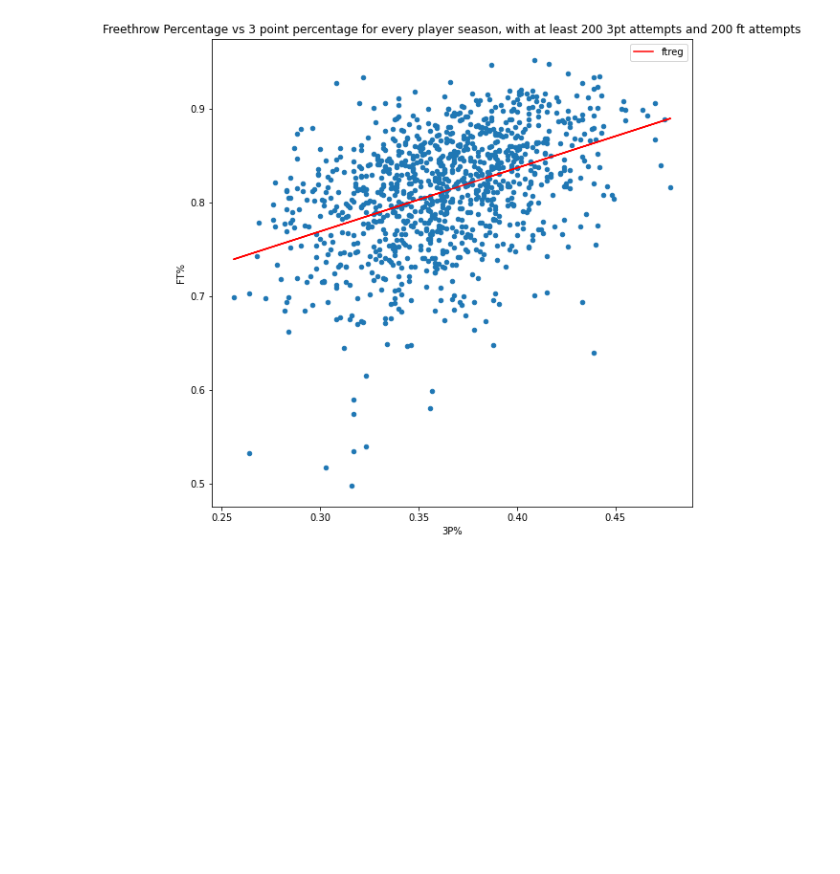
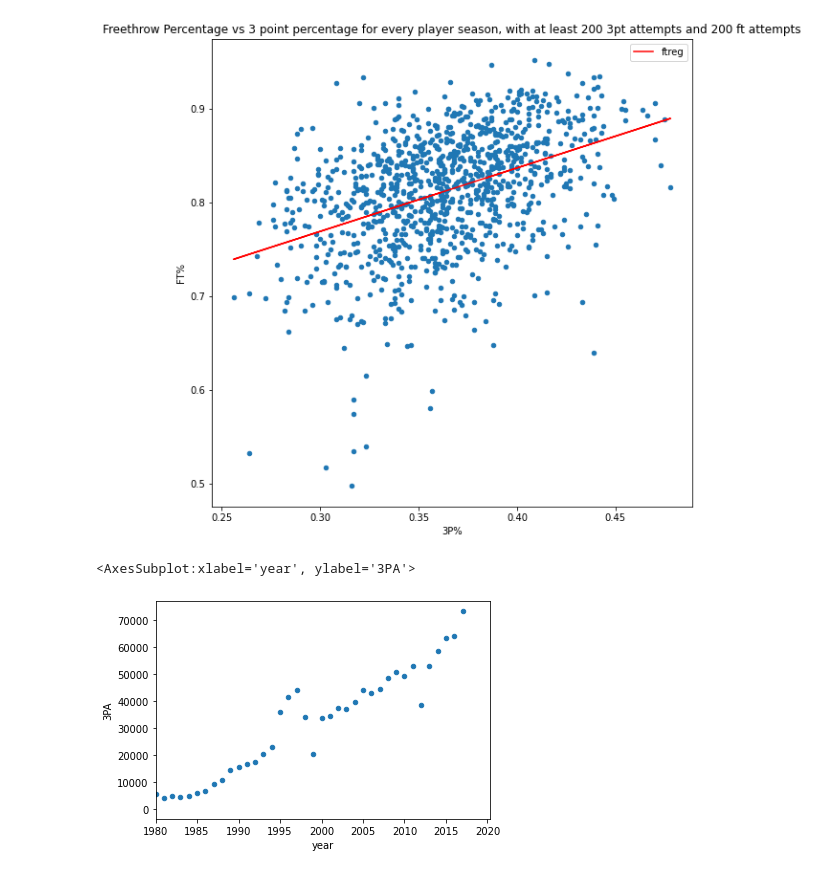
Before and after one commit to eliskol/machine-learning, a Jupyter notebook: analysis/analysis.ipynb, the cells around one changed output. Saved outputs shown, nothing was run; the diff lists cells and outputs as text; code cells hidden in the pictures; blank space fills up the shorter version.

Commit message:
regressing 3pt% vs year

```diff
--- a/analysis/analysis.ipynb
+++ b/analysis/analysis.ipynb
@@ -82,3 +89,20 @@ filter_player_season_data_for_3p_and_ft.plot(x='3P%', y='ftreg', color='Red', ax
 # %% [output]
 <AxesSubplot:title={'center':'Freethrow Percentage vs 3 point percentage for every player season, with at least 200 3pt attempts and 200 ft attempts'}, xlabel='3P%', ylabel='FT%'>
 [figure]
+# %%
+yearly_3pa = []
+
+for year in all_years:
+    tot_3pa = player_season_data[(player_season_data['Year'] == year) & (player_season_data['3PA'] > 0)]['3PA'].sum()
+    yearly_3pa.append(tot_3pa)
+
+yearly_3pa_and_year = pd.DataFrame({'year': all_years,
+                                '3PA': yearly_3pa})
+
+yearly_3pa_and_year.plot(kind='scatter',
+                        x='year',
+                        y='3PA',
+                        xlim=1980)
+# %% [output]
+<AxesSubplot:xlabel='year', ylabel='3PA'>
+[figure, added]
```
Also changed, not shown: parts of 4 cells of this notebook, 1 other file.
